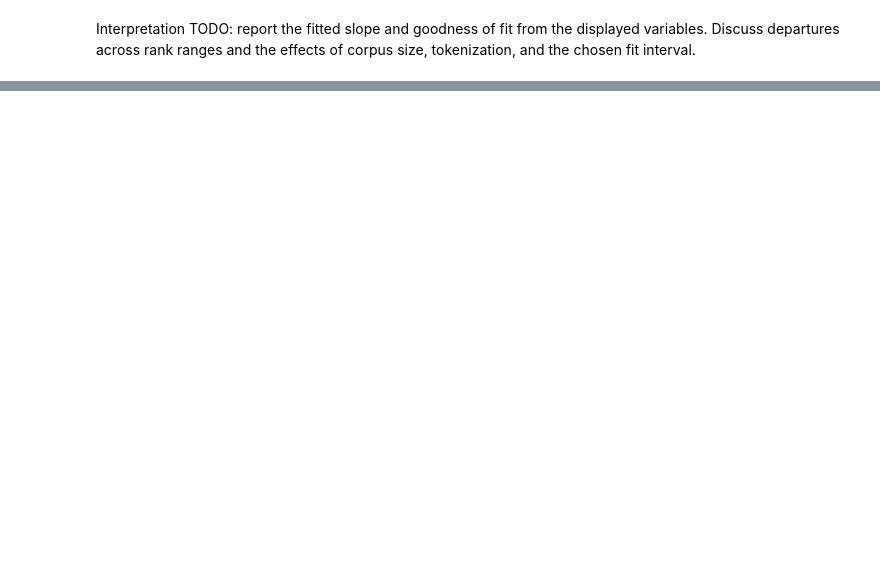
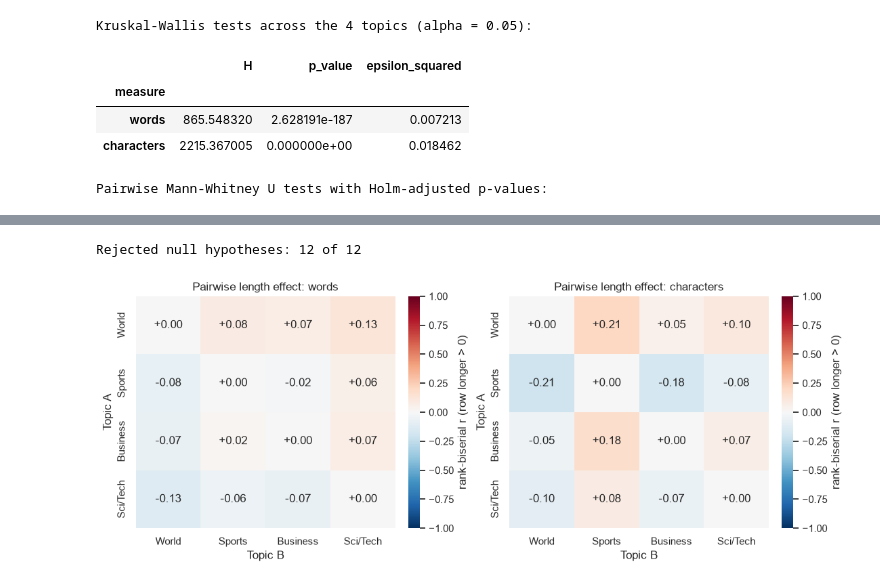
Before and after one commit to NgTHung/preprocessing, a Jupyter notebook: book/03_text_eda.ipynb, the cells around one changed output, grey strips where cells are left out. Saved outputs shown, nothing was run; the diff lists cells and outputs as text; code cells hidden in the pictures; blank space fills up the shorter version.

```diff
--- a/book/03_text_eda.ipynb
+++ b/book/03_text_eda.ipynb
@@ -81,2 +441,65 @@ Explain the reference relationship before comparing the observed distribution wi
-# %% [markdown]
-Interpretation TODO: report the fitted slope and goodness of fit from the displayed variables. Discuss departures across rank ranges and the effects of corpus size, tokenization, and the chosen fit interval.
+# %%
+kruskal_tests = pd.DataFrame(
+    [
+        {
+            "measure": measure,
+            "H": (result := kruskal(*[lengths.loc[lengths["topic"] == t, measure] for t in LABEL_ORDER])).statistic,
+            "p_value": result.pvalue,
+            "epsilon_squared": result.statistic / (len(lengths) - 1),
+        }
+        for measure in LENGTH_MEASURES
+    ]
+).set_index("measure")
+
+length_tests = pd.concat(
+    {m: pairwise_mann_whitney(lengths[m], lengths["topic"], order=LABEL_ORDER) for m in LENGTH_MEASURES},
+    names=["measure", "pair"],
+).droplevel("pair")
+length_tests["prob_a_longer"] = (length_tests["rank_biserial"] + 1) / 2
+length_tests["reject_h0"] = length_tests["p_holm"] < ALPHA
+
+
+
+def largest_effect(measure):
+    pairs = length_tests.loc[measure].reset_index(drop=True)
+    return pairs.loc[pairs["rank_biserial"].abs().idxmax()]
+
+
+largest_word_effect = largest_effect("words")
+largest_char_effect = largest_effect("characters")
+pairs_rejected = int(length_tests["reject_h0"].sum())
+
+print(f"Kruskal-Wallis tests across the {len(LABEL_ORDER)} topics (alpha = {ALPHA}):")
+display(kruskal_tests)
+print("Pairwise Mann-Whitney U tests with Holm-adjusted p-values:")
+display(
+    length_tests[
+        ["group_a", "group_b", "n_a", "n_b", "median_a", "median_b", "u_statistic",
+         "p_value", "p_holm", "rank_biserial", "prob_a_longer", "reject_h0"]
+    ].style.format(
+        {"u_statistic": "{:.4g}", "p_value": "{:.2e}", "p_holm": "{:.2e}",
+         "rank_biserial": "{:+.3f}", "prob_a_longer": "{:.3f}", "median_a": "{:.0f}", "median_b": "{:.0f}"}
+    )
+)
+print(f"Rejected null hypotheses: {pairs_rejected} of {len(length_tests)}")
+
+fig, axes = plt.subplots(1, 2, figsize=(11, 4.2), constrained_layout=True)
+for ax, measure in zip(axes, LENGTH_MEASURES):
+    pairs = length_tests.loc[measure]
+    matrix = pd.DataFrame(0.0, index=LABEL_ORDER, columns=LABEL_ORDER)
+    for _, row in pairs.iterrows():
+        matrix.loc[row["group_a"], row["group_b"]] = row["rank_biserial"]
+        matrix.loc[row["group_b"], row["group_a"]] = -row["rank_biserial"]
+    sns.heatmap(matrix, annot=True, fmt="+.2f", cmap="RdBu_r", vmin=-1, vmax=1, ax=ax,
+                cbar_kws={"label": "rank-biserial r (row longer > 0)"})
+    ax.set_title(f"Pairwise length effect: {measure}")
+    ax.set_xlabel("Topic B")
+    ax.set_ylabel("Topic A")
+plt.show()
+# %% [output]
+Kruskal-Wallis tests across the 4 topics (alpha = 0.05):
+|  | H | p_value | epsilon_squared |
+| measure |  |  |  |
+| words | 865.548320 | 2.628191e-187 | 0.007213 |
+| characters | 2215.367005 | 0.000000e+00 | 0.018462 |
+Pairwise Mann-Whitney U tests with Holm-adjusted p-values:
@@ -82,0 +520,2 @@ Interpretation TODO: report the fitted slope and goodness of fit from the displa
+Rejected null hypotheses: 12 of 12
+[figure, added]
```
Also changed, not shown: parts of 30 cells of this notebook.
